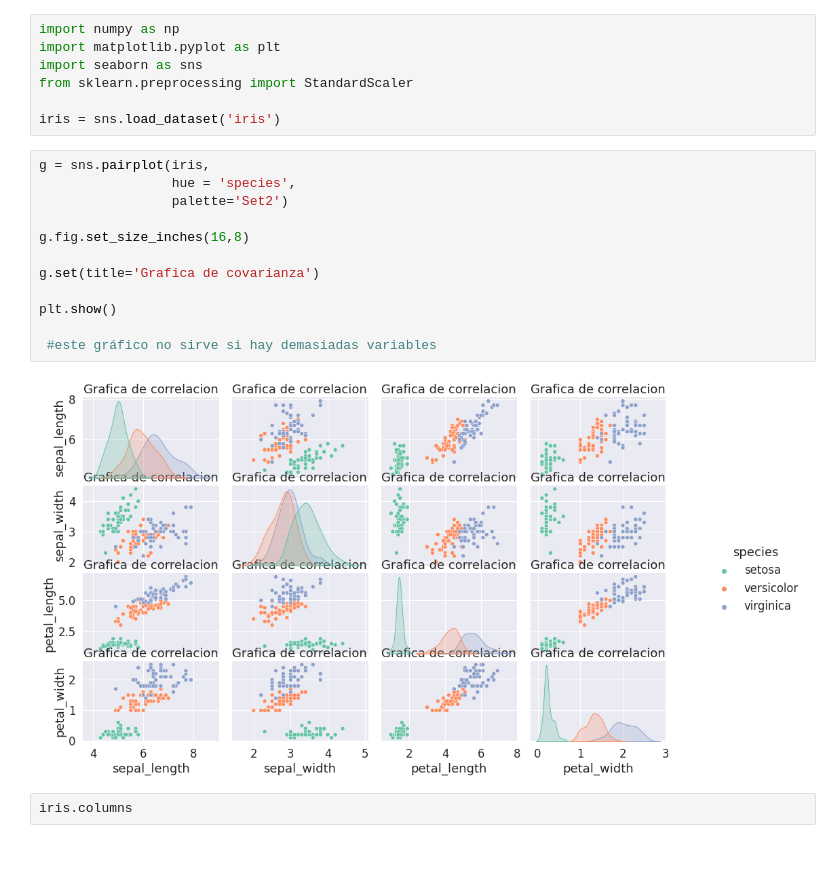
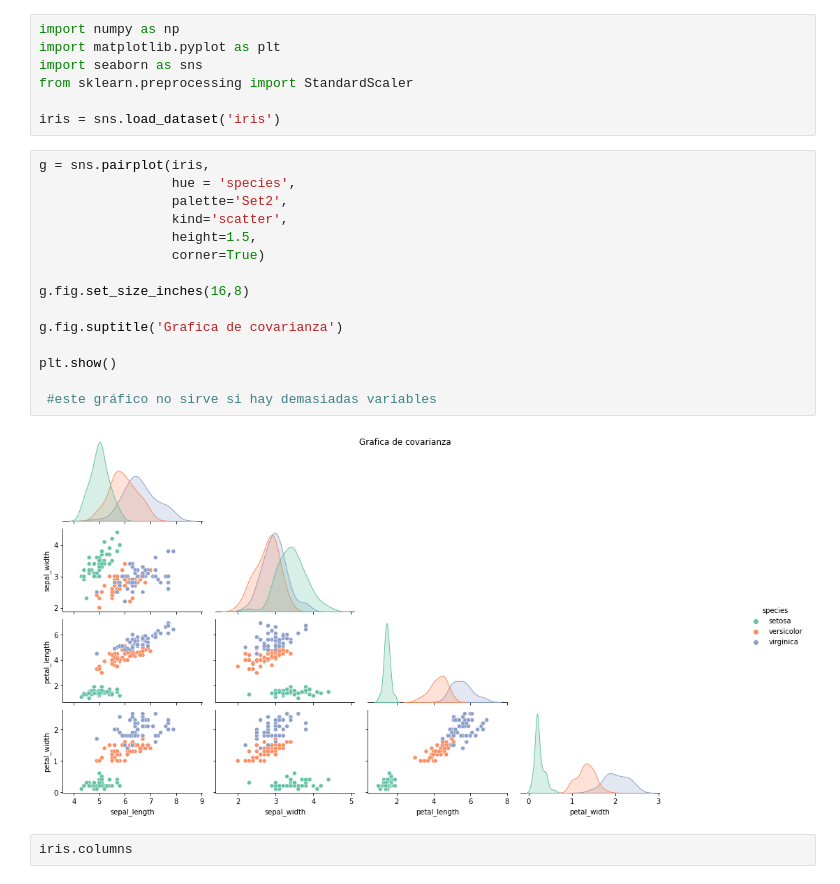
Before and after one commit to AAZG/Estadistica-descriptiva, a Jupyter notebook: notas-curso.ipynb, the cells around one changed output. Drawn from its saved outputs; the diff is of its cells as text; blank space fills up the shorter version.

```diff
--- a/notas-curso.ipynb
+++ b/notas-curso.ipynb
@@ -775,17 +775,20 @@ iris = sns.load_dataset('iris')
 # %%
 g = sns.pairplot(iris,
                  hue = 'species',
-                 palette='Set2')
+                 palette='Set2',
+                 kind='scatter',
+                 height=1.5,
+                 corner=True)
 
 g.fig.set_size_inches(16,8)
 
-g.set(title='Grafica de covarianza')
+g.fig.suptitle('Grafica de covarianza')
 
 plt.show()
 
  #este gráfico no sirve si hay demasiadas variables
 # %% [output]
-[figure, old version]
+[figure, new version]
 # %%
 iris.columns
 # %% [output]
```
Also changed, not shown: parts of 3 cells of this notebook.
